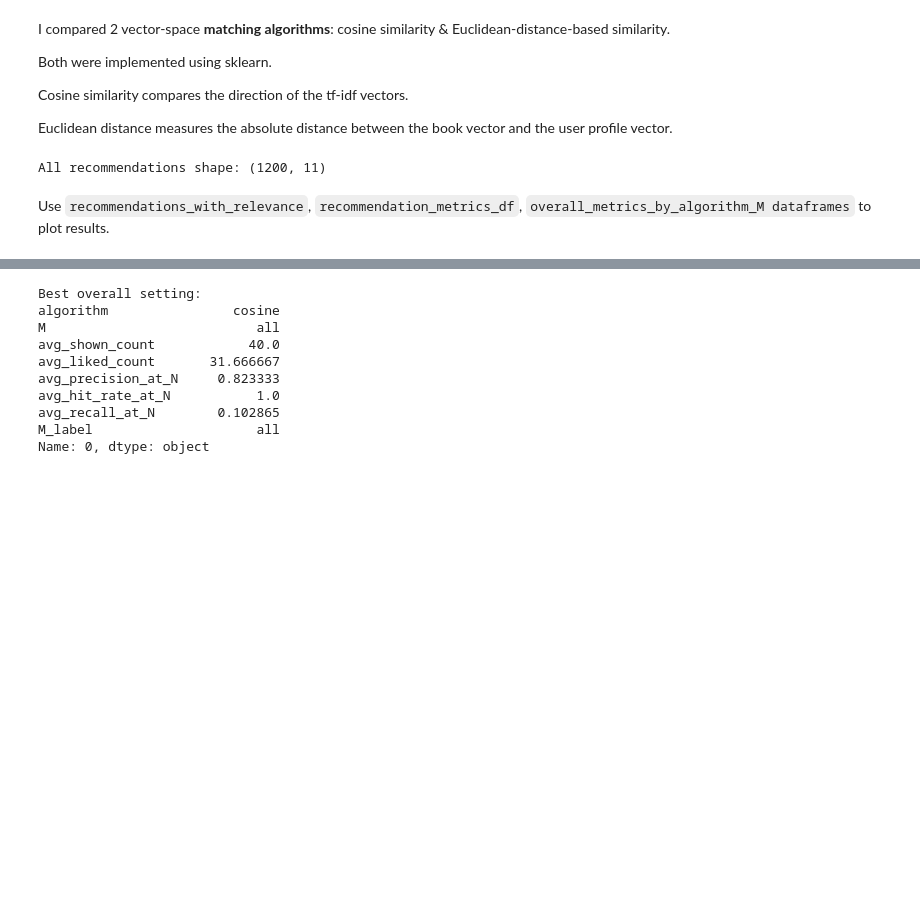
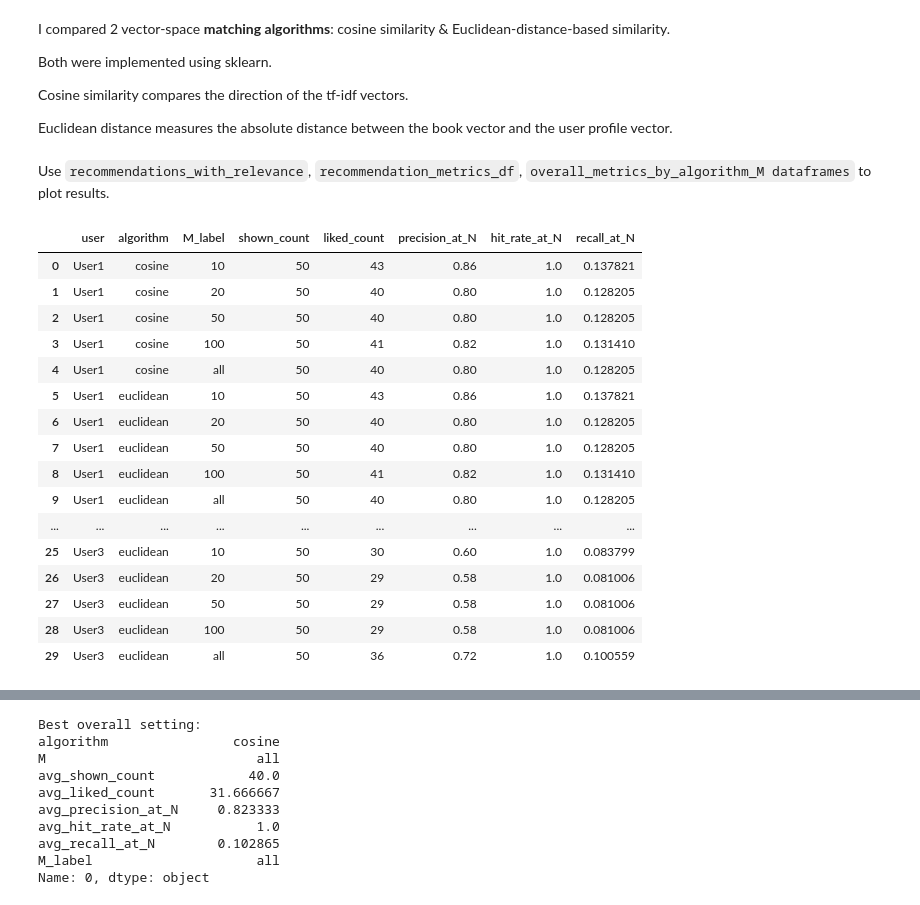
Before and after one commit to ZoeYiDing/nicole, a Jupyter notebook: assignment answer.ipynb, the cells around one changed output, grey strips where cells are left out. Saved outputs shown, nothing was run; the diff lists cells and outputs as text; code cells hidden in the pictures; blank space fills up the shorter version.

```diff
--- a/assignment answer.ipynb
+++ b/assignment answer.ipynb
@@ -2015,6 +2015,7 @@ def recommend_for_one_user_setting(
 # %%
 all_recommendations = []
 
+# invoke the function to generate top-N recommendations per predicted genre for one user,one M value, and one matching algorithm.
 for user_name in USER_NAMES:
     for M in M_VALUES:
         for algorithm in MATCHING_ALGORITHMS:
@@ -2036,10 +2037,6 @@ if len(all_recommendations) > 0:
     all_recommendations_df = pd.concat(all_recommendations, axis=0).reset_index(drop=True)
 else:
     all_recommendations_df = pd.DataFrame()
-
-print("All recommendations shape:", all_recommendations_df.shape)
-# %% [output]
-All recommendations shape: (1200, 11)
 # %%
 # Build one combined relevance table
 # Combine relevance tables for all users
@@ -2120,41 +2119,81 @@ overall_metrics_by_algorithm_M = overall_metrics_by_algorithm_M.sort_values(
 # %% [markdown]
 Use `recommendations_with_relevance`, `recommendation_metrics_df`, `overall_metrics_by_algorithm_M dataframes` to plot results.
 # %%
-# Define M order for tables and plots
-M_ORDER = [10, 20, 40, 80, "all"]
-M_LABEL_ORDER = ["10", "20", "40", "80", "all"]
 
 def format_M_label(M):
     return str(M)
 
+# Create a display label for M in the user-level metrics table. 10 -> "10", "all" -> "all".
 recommendation_metrics_df["M_label"] = recommendation_metrics_df["M"].apply(format_M_label)
+# Create the same display label for M in the overall summary table.
 overall_metrics_by_algorithm_M["M_label"] = overall_metrics_by_algorithm_M["M"].apply(format_M_label)
 
+# Convert M_label into an ordered categorical variable to ensure that tables and plots show M values in the correct order,
 recommendation_metrics_df["M_label"] = pd.Categorical(
     recommendation_metrics_df["M_label"],
     categories=M_LABEL_ORDER,
-    ordered=True
-)
+    ordered=True)
 
+# Apply the same ordered category setting to the overall summary table.
 overall_metrics_by_algorithm_M["M_label"] = pd.Categorical(
     overall_metrics_by_algorithm_M["M_label"],
     categories=M_LABEL_ORDER,
-    ordered=True
-)
-
+    ordered=True)
+# Select the key columns for the overall comparison table.
 overall_summary_table = overall_metrics_by_algorithm_M[
     [
         "algorithm",
         "M_label",
         "avg_shown_count",
         "avg_liked_count",
         "avg_precision_at_N",
         "avg_hit_rate_at_N",
         "avg_recall_at_N"
     ]
 ].copy()
 
+# Sort the overall summary table by the main evaluation metric first. Precision@N is used as the main metric
 overall_summary_table = overall_summary_table.sort_values(
     by=["avg_precision_at_N", "avg_liked_count", "avg_recall_at_N"],
     ascending=False
 ).reset_index(drop=True)
+
+# Create a user-level metrics table.
+# This table keeps the recommendation performance for each user,each matching algorithm, and each profile size M.
+user_level_metrics_table = recommendation_metrics_df[
+    [
+        "user",
+        "algorithm",
+        "M_label",
+        "shown_count",
+        "liked_count",
+        "precision_at_N",
+        "hit_rate_at_N",
+        "recall_at_N"
+    ]
+].copy()
+
+# Sort the table to make it easier to compare results.
+user_level_metrics_table = user_level_metrics_table.sort_values(
+    by=["user", "algorithm", "M_label"]
+).reset_index(drop=True)
+
+user_level_metrics_table
+# %% [output]
+|  | user | algorithm | M_label | shown_count | liked_count | precision_at_N | hit_rate_at_N | recall_at_N |
+| 0 | User1 | cosine | 10 | 50 | 43 | 0.86 | 1.0 | 0.137821 |
+| 1 | User1 | cosine | 20 | 50 | 40 | 0.80 | 1.0 | 0.128205 |
+| 2 | User1 | cosine | 50 | 50 | 40 | 0.80 | 1.0 | 0.128205 |
+| 3 | User1 | cosine | 100 | 50 | 41 | 0.82 | 1.0 | 0.131410 |
+| 4 | User1 | cosine | all | 50 | 40 | 0.80 | 1.0 | 0.128205 |
+| 5 | User1 | euclidean | 10 | 50 | 43 | 0.86 | 1.0 | 0.137821 |
+| 6 | User1 | euclidean | 20 | 50 | 40 | 0.80 | 1.0 | 0.128205 |
+| 7 | User1 | euclidean | 50 | 50 | 40 | 0.80 | 1.0 | 0.128205 |
+| 8 | User1 | euclidean | 100 | 50 | 41 | 0.82 | 1.0 | 0.131410 |
+| 9 | User1 | euclidean | all | 50 | 40 | 0.80 | 1.0 | 0.128205 |
+| ... | ... | ... | ... | ... | ... | ... | ... | ... |
+| 25 | User3 | euclidean | 10 | 50 | 30 | 0.60 | 1.0 | 0.083799 |
+| 26 | User3 | euclidean | 20 | 50 | 29 | 0.58 | 1.0 | 0.081006 |
+| 27 | User3 | euclidean | 50 | 50 | 29 | 0.58 | 1.0 | 0.081006 |
+| 28 | User3 | euclidean | 100 | 50 | 29 | 0.58 | 1.0 | 0.081006 |
+| 29 | User3 | euclidean | all | 50 | 36 | 0.72 | 1.0 | 0.100559 |
```
Also changed, not shown: parts of 35 cells of this notebook.
